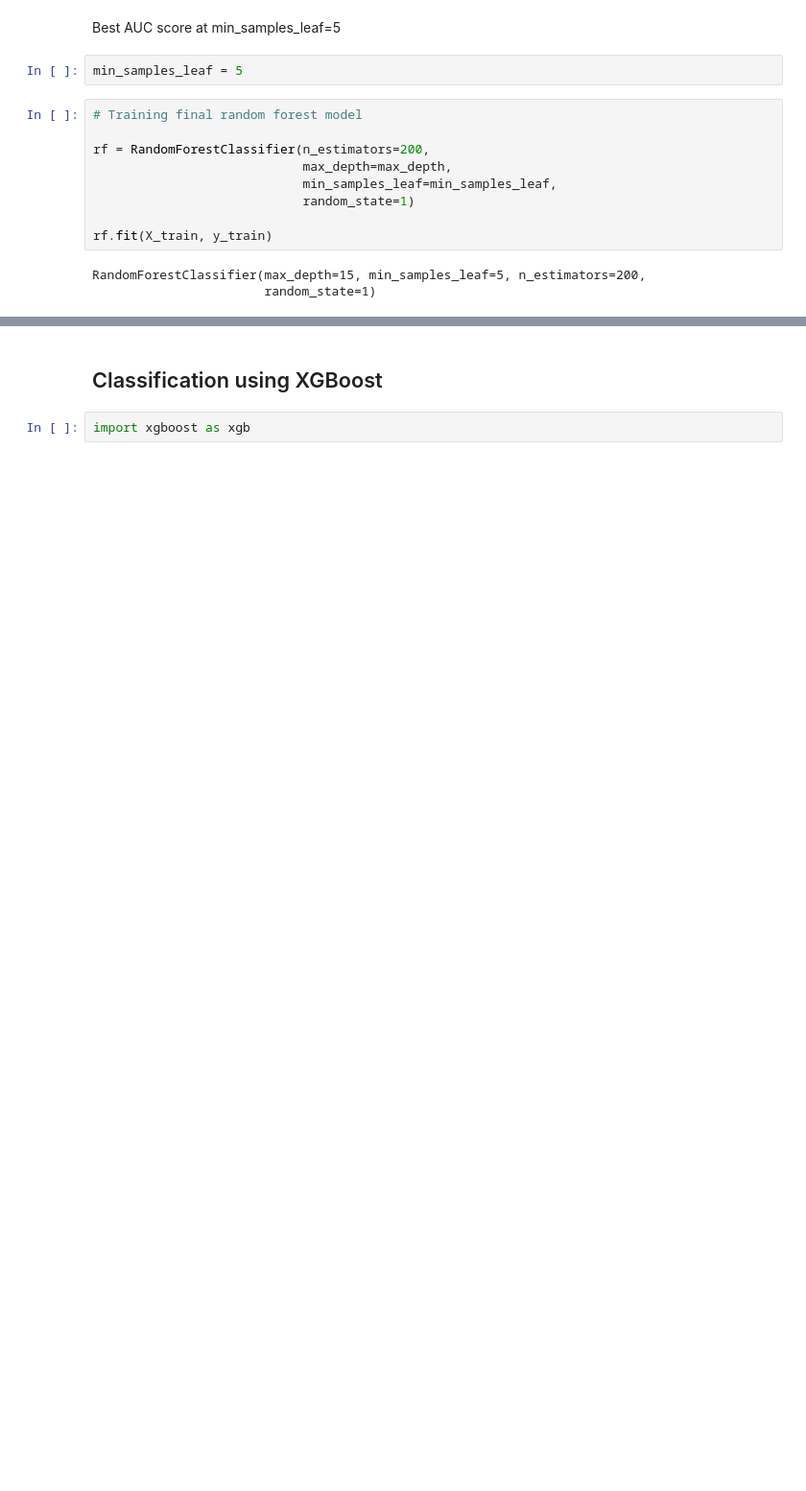
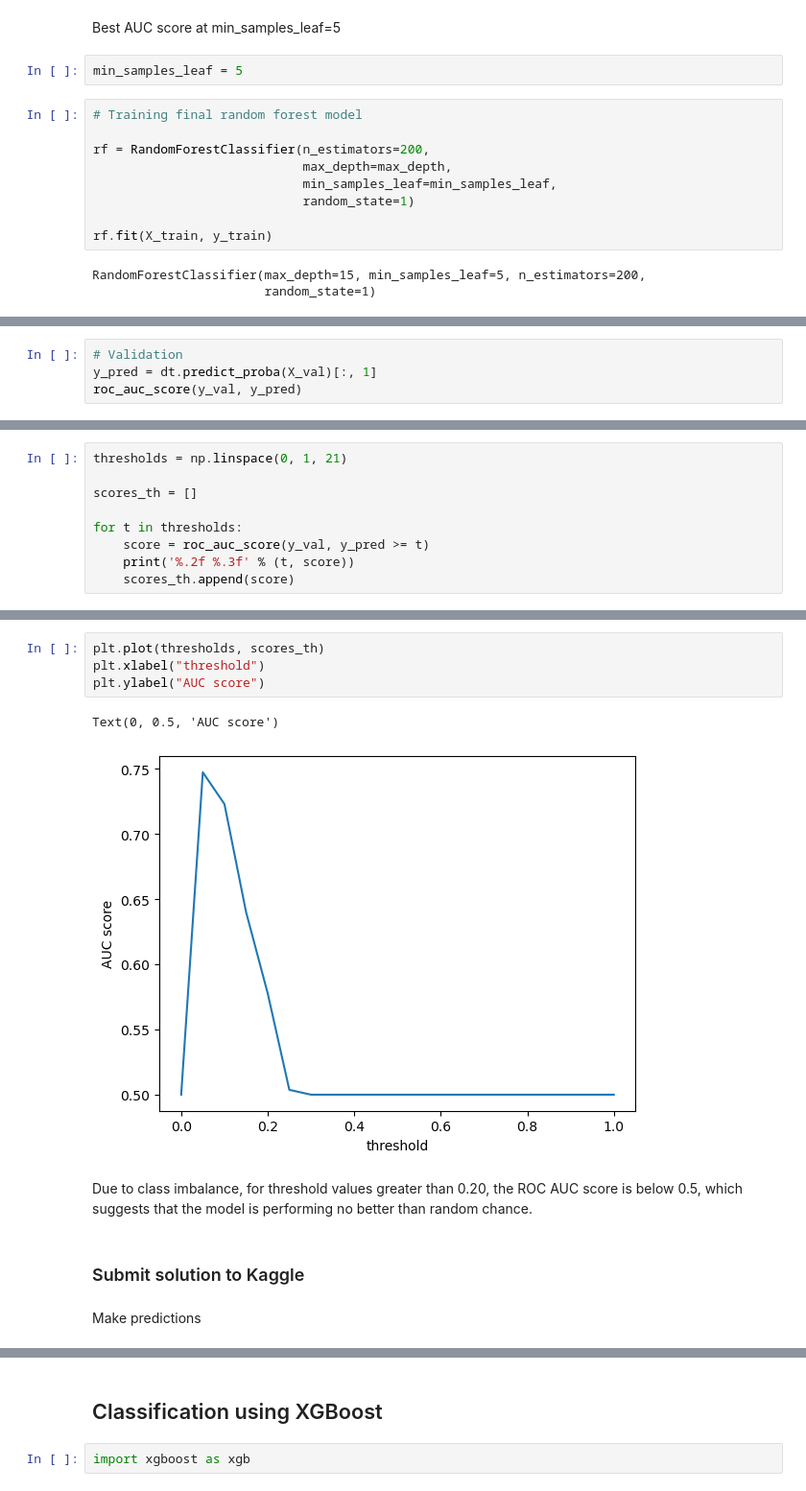
Before and after one commit to javier-cp6/santander-customer-satisfaction, a Jupyter notebook: notebook.ipynb, the cells around one changed output, grey strips where cells are left out. Shown at 96% size. Saved outputs shown, nothing was run; the diff lists cells and outputs as text; blank space fills up the shorter version.

```diff
--- a/notebook.ipynb
+++ b/notebook.ipynb
@@ -429,0 +455,4 @@ roc_auc_score(y_train, y_pred)
+# %%
+# Validation
+y_pred = dt.predict_proba(X_val)[:, 1]
+roc_auc_score(y_val, y_pred)
@@ -429,0 +461,9 @@ roc_auc_score(y_train, y_pred)
+# %%
+thresholds = np.linspace(0, 1, 21)
+
+scores_th = []
+
+for t in thresholds:
+    score = roc_auc_score(y_val, y_pred >= t)
+    print('%.2f %.3f' % (t, score))
+    scores_th.append(score)
@@ -429,0 +488,13 @@ roc_auc_score(y_train, y_pred)
+# %%
+plt.plot(thresholds, scores_th)
+plt.xlabel("threshold")
+plt.ylabel("AUC score")
+# %% [output]
+Text(0, 0.5, 'AUC score')
+[figure, added]
+# %% [markdown]
+Due to class imbalance, for threshold values greater than 0.20, the ROC AUC score is below 0.5, which suggests that the model is performing no better than random chance.
+# %% [markdown]
+### Submit solution to Kaggle
+# %% [markdown]
+Make predictions
```
Also changed, not shown: parts of 59 cells of this notebook.
